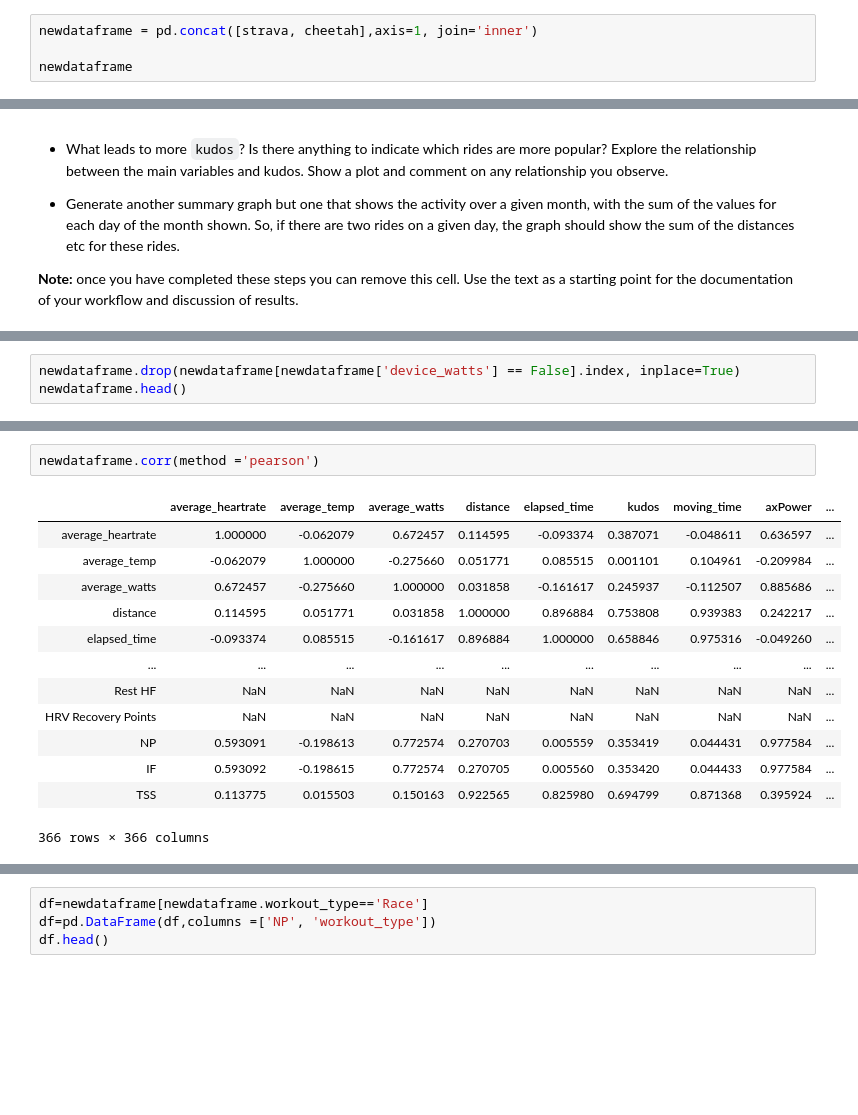
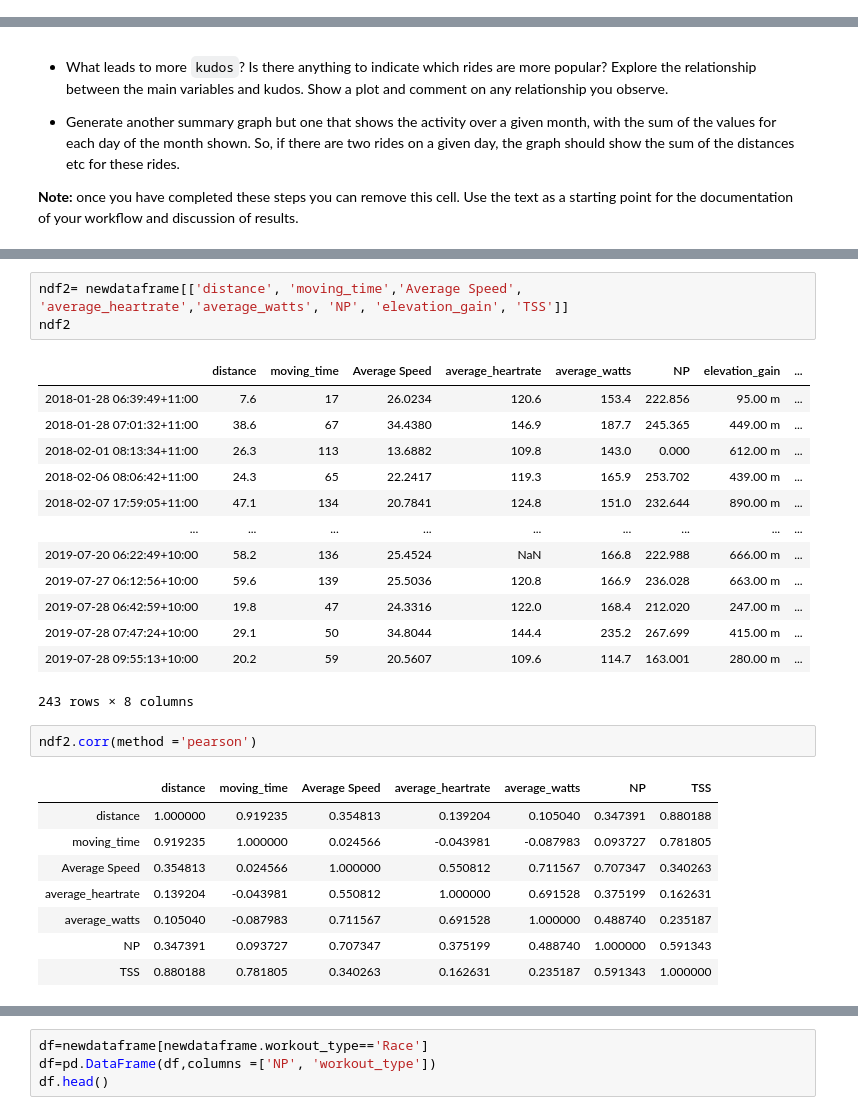
Before and after one commit to iamdraza/University-Practicals, a Jupyter notebook: Portfolio 1.ipynb, the cells around one changed output, grey strips where cells are left out. Drawn from its saved outputs; the diff is of its cells as text; blank space fills up the shorter version.

```diff
--- a/Portfolio 1.ipynb
+++ b/Portfolio 1.ipynb
@@ -125,7 +138,3 @@ newdataframe
 | 2019-07-28 07:47:24+10:00 | 144.4 | 3.0 | 235.2 | True | 29.1 | 50 | 415.00 m | ... |
 | 2019-07-28 09:55:13+10:00 | 109.6 | 15.0 | 114.7 | True | 20.2 | 68 | 280.00 m | ... |
 243 rows × 372 columns
-# %%
-newdataframe = pd.concat([strava, cheetah],axis=1, join='inner')
-
-newdataframe
@@ -184,3 +189,0 @@ newdataframe[newdataframe.device_watts==1].head()
-# %%
-newdataframe.drop(newdataframe[newdataframe['device_watts'] == False].index, inplace=True)
-newdataframe.head()
@@ -210,16 +229,28 @@ Length: 209, dtype: float64
+# %%
+ndf2= newdataframe[['distance', 'moving_time','Average Speed', 'average_heartrate','average_watts', 'NP', 'elevation_gain', 'TSS']]
+ndf2
+# %% [output]
+|  | distance | moving_time | Average Speed | average_heartrate | average_watts | NP | elevation_gain | ... |
+| 2018-01-28 06:39:49+11:00 | 7.6 | 17 | 26.0234 | 120.6 | 153.4 | 222.856 | 95.00 m | ... |
+| 2018-01-28 07:01:32+11:00 | 38.6 | 67 | 34.4380 | 146.9 | 187.7 | 245.365 | 449.00 m | ... |
+| 2018-02-01 08:13:34+11:00 | 26.3 | 113 | 13.6882 | 109.8 | 143.0 | 0.000 | 612.00 m | ... |
+| 2018-02-06 08:06:42+11:00 | 24.3 | 65 | 22.2417 | 119.3 | 165.9 | 253.702 | 439.00 m | ... |
+| 2018-02-07 17:59:05+11:00 | 47.1 | 134 | 20.7841 | 124.8 | 151.0 | 232.644 | 890.00 m | ... |
+| ... | ... | ... | ... | ... | ... | ... | ... | ... |
+| 2019-07-20 06:22:49+10:00 | 58.2 | 136 | 25.4524 | NaN | 166.8 | 222.988 | 666.00 m | ... |
+| 2019-07-27 06:12:56+10:00 | 59.6 | 139 | 25.5036 | 120.8 | 166.9 | 236.028 | 663.00 m | ... |
+| 2019-07-28 06:42:59+10:00 | 19.8 | 47 | 24.3316 | 122.0 | 168.4 | 212.020 | 247.00 m | ... |
+| 2019-07-28 07:47:24+10:00 | 29.1 | 50 | 34.8044 | 144.4 | 235.2 | 267.699 | 415.00 m | ... |
+| 2019-07-28 09:55:13+10:00 | 20.2 | 59 | 20.5607 | 109.6 | 114.7 | 163.001 | 280.00 m | ... |
+243 rows × 8 columns
 # %%
-newdataframe.corr(method ='pearson')
+ndf2.corr(method ='pearson')
 # %% [output]
-|  | average_heartrate | average_temp | average_watts | distance | elapsed_time | kudos | moving_time | axPower | ... |
-| average_heartrate | 1.000000 | -0.062079 | 0.672457 | 0.114595 | -0.093374 | 0.387071 | -0.048611 | 0.636597 | ... |
-| average_temp | -0.062079 | 1.000000 | -0.275660 | 0.051771 | 0.085515 | 0.001101 | 0.104961 | -0.209984 | ... |
-| average_watts | 0.672457 | -0.275660 | 1.000000 | 0.031858 | -0.161617 | 0.245937 | -0.112507 | 0.885686 | ... |
-| distance | 0.114595 | 0.051771 | 0.031858 | 1.000000 | 0.896884 | 0.753808 | 0.939383 | 0.242217 | ... |
-| elapsed_time | -0.093374 | 0.085515 | -0.161617 | 0.896884 | 1.000000 | 0.658846 | 0.975316 | -0.049260 | ... |
-| ... | ... | ... | ... | ... | ... | ... | ... | ... | ... |
-| Rest HF | NaN | NaN | NaN | NaN | NaN | NaN | NaN | NaN | ... |
-| HRV Recovery Points | NaN | NaN | NaN | NaN | NaN | NaN | NaN | NaN | ... |
-| NP | 0.593091 | -0.198613 | 0.772574 | 0.270703 | 0.005559 | 0.353419 | 0.044431 | 0.977584 | ... |
-| IF | 0.593092 | -0.198615 | 0.772574 | 0.270705 | 0.005560 | 0.353420 | 0.044433 | 0.977584 | ... |
-| TSS | 0.113775 | 0.015503 | 0.150163 | 0.922565 | 0.825980 | 0.694799 | 0.871368 | 0.395924 | ... |
+|  | distance | moving_time | Average Speed | average_heartrate | average_watts | NP | TSS |
+| distance | 1.000000 | 0.919235 | 0.354813 | 0.139204 | 0.105040 | 0.347391 | 0.880188 |
+| moving_time | 0.919235 | 1.000000 | 0.024566 | -0.043981 | -0.087983 | 0.093727 | 0.781805 |
+| Average Speed | 0.354813 | 0.024566 | 1.000000 | 0.550812 | 0.711567 | 0.707347 | 0.340263 |
+| average_heartrate | 0.139204 | -0.043981 | 0.550812 | 1.000000 | 0.691528 | 0.375199 | 0.162631 |
+| average_watts | 0.105040 | -0.087983 | 0.711567 | 0.691528 | 1.000000 | 0.488740 | 0.235187 |
+| NP | 0.347391 | 0.093727 | 0.707347 | 0.375199 | 0.488740 | 1.000000 | 0.591343 |
+| TSS | 0.880188 | 0.781805 | 0.340263 | 0.162631 | 0.235187 | 0.591343 | 1.000000 |
-366 rows × 366 columns
```
Also changed, not shown: parts of 11 cells of this notebook.
